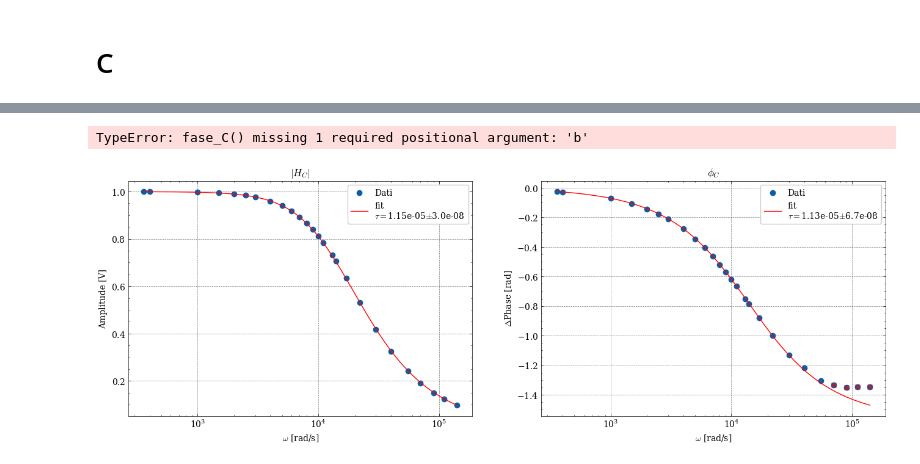
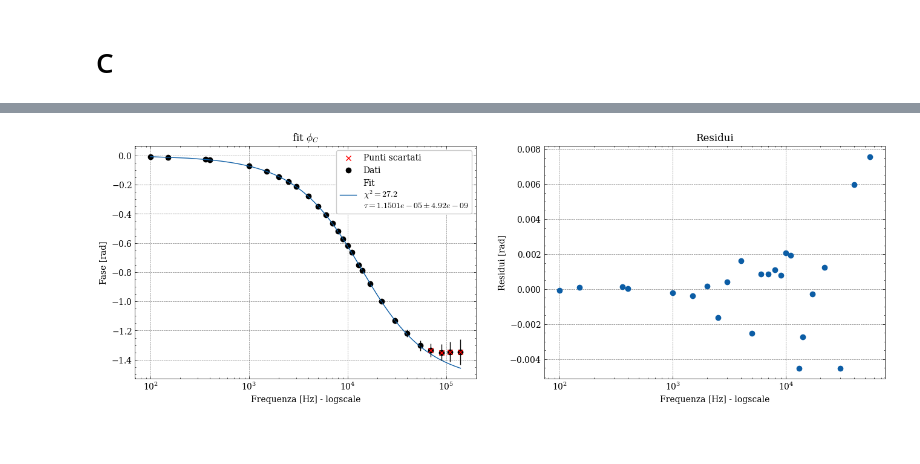
Before and after one commit to Yedi278/Lab2, a Jupyter notebook: Circuiti_3/RC.ipynb, the cells around one changed output, grey strips where cells are left out. Cells and saved outputs as stored; diff of their text form; code cells hidden in the pictures; blank space fills up the shorter version.

```diff
--- a/Circuiti_3/RC.ipynb
+++ b/Circuiti_3/RC.ipynb
@@ -266 +283,3 @@ C =  1.1508532996219077e-08
+# %%
+fase_c_err = np.ones_like(fase_c)*1e-8*2*np.pi*freqs
 # %%
@@ -286,37 +295,49 @@ f_f.hesse()
-# %%
-f_f = Fit(freqs[:-4]*2*np.pi, -fase_c[:-4], fase_C, 0.005, kwargs={'tau':12e-6, 'a':0})
-f_f.fit()
-fig, ax = f_f.visualize()
-fig.set_size_inches(8,5)
-print(f_f.values)
-print(f_f.errors)
-print(f_f.fval/f_f.ndof)
-plt.xscale('log')
-# %% [output]
-TypeError: fase_C() missing 1 required positional argument: 'b'
+# %%
+plt.subplots(1,2,figsize=(16,5))
+
+plt.subplot(1,2,1)
+plt.scatter(freqs[-4:], -fase_c[-4:], marker='x', color='red', label='Punti scartati', zorder=3)
+x = np.linspace(np.min(freqs),np.max(freqs),1000)
+plt.plot(freqs, -fase_c, 'o', label='Dati', c='k')
+plt.plot(x, fase_C(x*2*np.pi, f_f.values['tau'], f_f.values['a'], f_f.values['b']), label='Fit\n'f'$\chi^2 = {f_f.fval/f_f.ndof:.1f}$\n'f'$\\tau = {f_f.values["tau"]:.4e} \pm {f_f.errors["tau"]:.2e}$')
+plt.errorbar(freqs, -fase_c, yerr=fase_c_err*10, linestyle='None', c='k')
+plt.title('fit $\phi_C$')
+plt.xlabel('Frequenza [Hz] - logscale')
+plt.ylabel('Fase [rad]')
+plt.xscale('log')
+plt.legend()
+
+plt.subplot(1,2,2)
+res = -fase_c[:-4] - fase_C(freqs[:-4]*2*np.pi, f_f.values['tau'], f_f.values['a'], f_f.values['b'])
+plt.scatter(freqs[:-4], res)
+plt.title('Residui')
+plt.xlabel('Frequenza [Hz] - logscale')
+plt.ylabel('Residui [rad]')
+plt.xscale('log')
+plt.savefig('imgs/RC/H_C_fase.pdf', bbox_inches='tight')
+# %% [output]
+[figure, added]
 # %%
-x = np.linspace(np.min(freqs[2:]),np.max(freqs[2:]),1000)
+# x = np.linspace(np.min(freqs[2:]),np.max(freqs[2:]),1000)
 
-plt.subplots(1,2,figsize=(16,5))
-plt.subplot(1,2,1)
-plt.scatter(freqs[2:], V_c[2:], lw=1, label='Dati')
-plt.plot(x, H_C(x*2*np.pi, f_m.values['tau'], f_m.values['a']), label='fit\n'+r'$\tau = $'f'{"{:.2e}".format(f_m.values["tau"])}''$\pm$'f'{"{:.1e}".format(f_m.errors["tau"])}', color='red')
-plt.title("$|H_C|$")
-plt.xscale('log')
-plt.xlabel('$\omega$ [rad/s]')
-plt.ylabel('Amplitude [V]')
-plt.legend()
+# plt.subplots(1,2,figsize=(16,5))
+# plt.subplot(1,2,1)
+# plt.scatter(freqs[2:], V_c[2:], lw=1, label='Dati')
+# plt.plot(x, H_C(x*2*np.pi, f_m.values['tau'], f_m.values['a']), label='fit\n'+r'$\tau = $'f'{"{:.2e}".format(f_m.values["tau"])}''$\pm$'f'{"{:.1e}".format(f_m.errors["tau"])}', color='red')
+# plt.title("$|H_C|$")
+# plt.xscale('log')
+# plt.xlabel('$\omega$ [rad/s]')
+# plt.ylabel('Amplitude [V]')
+# plt.legend()
 
-plt.subplot(1,2,2)
-plt.scatter(freqs[2:], -fase_c[2:], lw=1, label='Dati')
-plt.plot(x, fase_C(x*2*np.pi, f_f.values['tau'], f_f.values['a']), label='fit\n'+r'$\tau = $'f'{"{:.2e}".format(f_f.values["tau"])}''$\pm$'f'{"{:.1e}".format(f_f.errors["tau"])}', color='red')
-plt.scatter(freqs[-4:], -fase_c[-4:], marker='x', s=30, c='r')
-plt.title("$\phi_C$")
-plt.xlabel('$\omega$ [rad/s]')
-plt.ylabel('$\Delta$Phase [rad]')
-plt.xscale('log')
-plt.legend()
+# plt.subplot(1,2,2)
+# plt.scatter(freqs[2:], -fase_c[2:], lw=1, label='Dati')
+# plt.plot(x, fase_C(x*2*np.pi, f_f.values['tau'], f_f.values['a']), label='fit\n'+r'$\tau = $'f'{"{:.2e}".format(f_f.values["tau"])}''$\pm$'f'{"{:.1e}".format(f_f.errors["tau"])}', color='red')
+# plt.scatter(freqs[-4:], -fase_c[-4:], marker='x', s=30, c='r')
+# plt.title("$\phi_C$")
+# plt.xlabel('$\omega$ [rad/s]')
+# plt.ylabel('$\Delta$Phase [rad]')
+# plt.xscale('log')
+# plt.legend()
 
-plt.savefig('imgs/RC/fit_C.pdf', bbox_inches='tight', dpi=200)
+# plt.savefig('imgs/RC/fit_C.pdf', bbox_inches='tight', dpi=200)
-# %% [output]
-[figure, removed]
```
Also changed, not shown: parts of 5 cells of this notebook, 3 other files.
